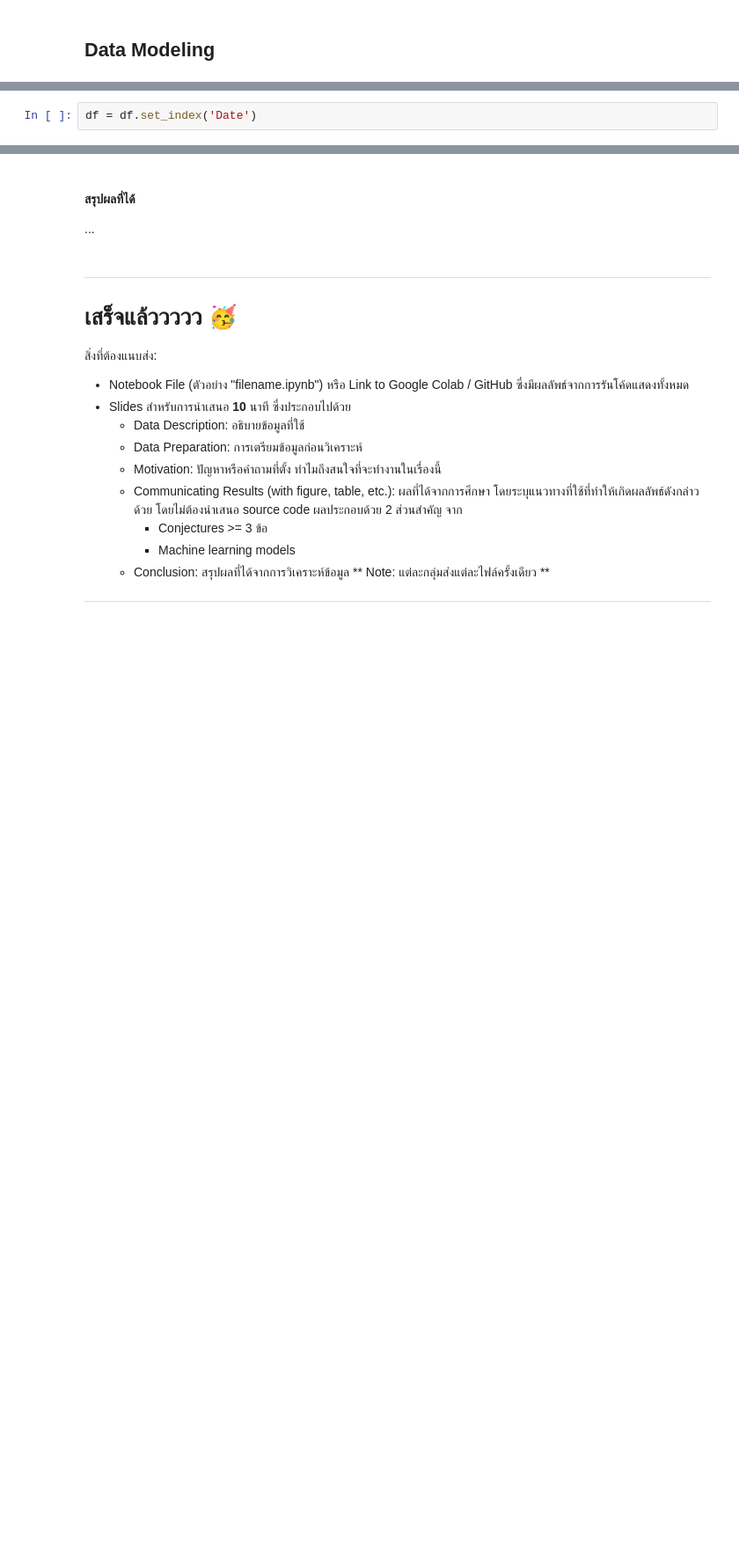
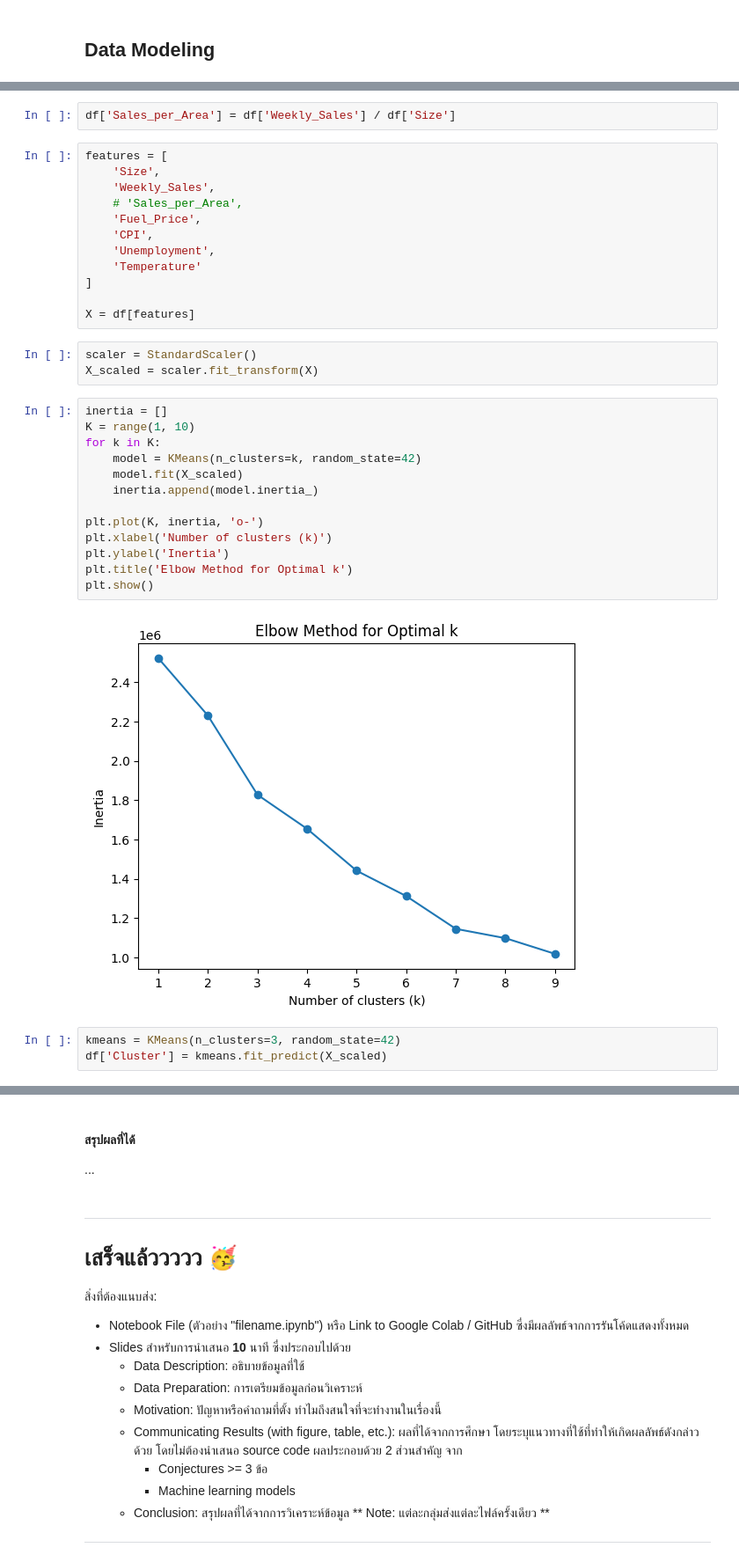
Before and after one commit to jangInw007/A4-Data-Analytics-and-Modeling, a Jupyter notebook: Group_A4_Data_Analytics_and_Modeling.ipynb, the cells around one changed output, grey strips where cells are left out. Shown: that part at 88% size. Cells and saved outputs as stored; diff of their text form; blank space fills up the shorter version.

Commit message:
clustering ยังไม่ทำความเข้าใจ สีหนุ่ม

```diff
--- a/Group_A4_Data_Analytics_and_Modeling.ipynb
+++ b/Group_A4_Data_Analytics_and_Modeling.ipynb
@@ -536,2 +335,0 @@ df
-# %%
-df = df.set_index('Date')
@@ -605,0 +344,35 @@ print(top_holidays)
+# %%
+df['Sales_per_Area'] = df['Weekly_Sales'] / df['Size']
+# %%
+features = [
+    'Size',
+    'Weekly_Sales',
+    # 'Sales_per_Area',
+    'Fuel_Price',
+    'CPI',
+    'Unemployment',
+    'Temperature'
+]
+
+X = df[features]
+# %%
+scaler = StandardScaler()
+X_scaled = scaler.fit_transform(X)
+# %%
+inertia = []
+K = range(1, 10)
+for k in K:
+    model = KMeans(n_clusters=k, random_state=42)
+    model.fit(X_scaled)
+    inertia.append(model.inertia_)
+
+plt.plot(K, inertia, 'o-')
+plt.xlabel('Number of clusters (k)')
+plt.ylabel('Inertia')
+plt.title('Elbow Method for Optimal k')
+plt.show()
+# %% [output]
+[figure, added]
+# %%
+kmeans = KMeans(n_clusters=3, random_state=42)
+df['Cluster'] = kmeans.fit_predict(X_scaled)
```
Also changed, not shown: parts of 38 cells of this notebook.
